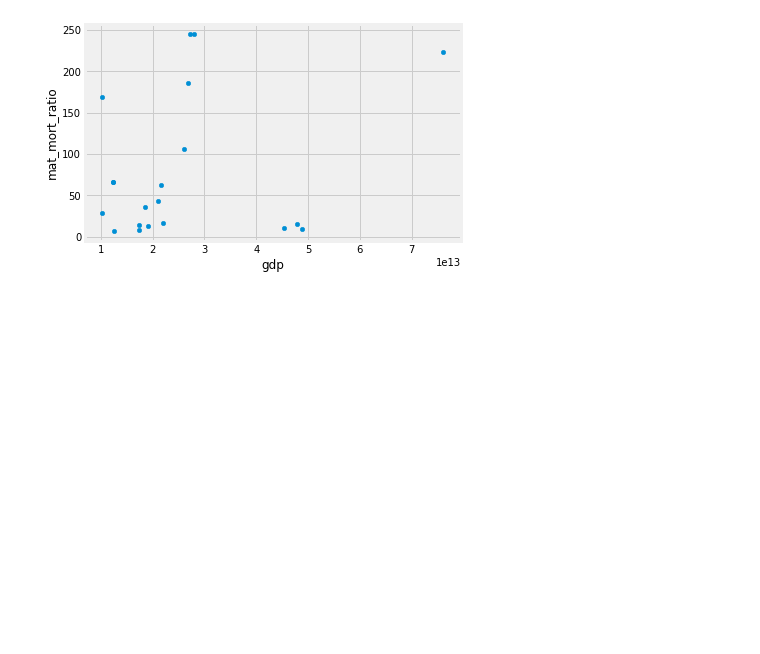
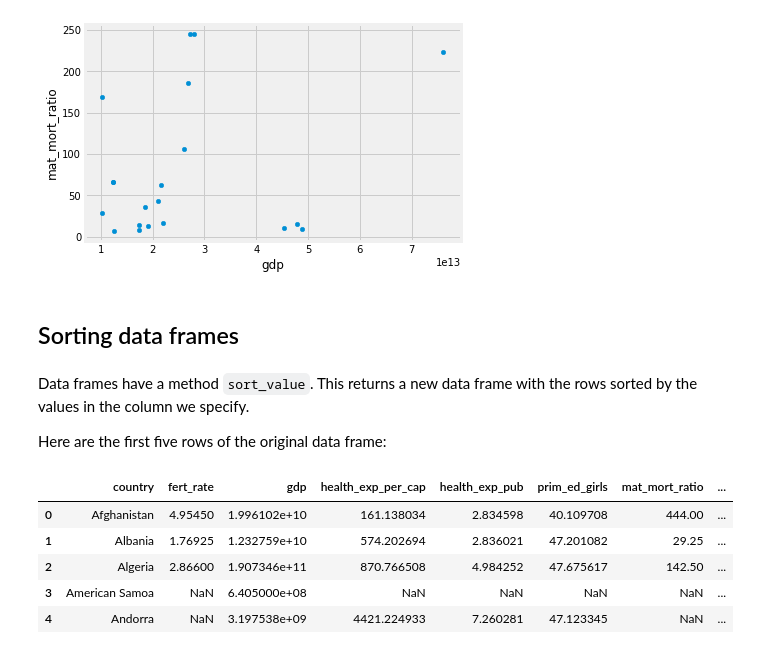
Before and after one commit to matthew-brett/dsfe, a Jupyter notebook: notebooks/04/data_frame_intro.ipynb, the cells around one changed output. Drawn from its saved outputs; the diff is of its cells as text; code cells hidden in the pictures; blank space fills up the shorter version.

```diff
--- a/notebooks/04/data_frame_intro.ipynb
+++ b/notebooks/04/data_frame_intro.ipynb
@@ -314,3 +360,18 @@ rich_gender_data.plot.scatter('gdp', 'mat_mort_ratio')
 # %% [output]
 <matplotlib.axes._subplots.AxesSubplot at 0x...>
 [figure]
+# %% [markdown]
+## Sorting data frames
+# %% [markdown]
+Data frames have a method `sort_value`.  This returns a new data frame with the rows sorted by the values in the column we specify.
+
+Here are the first five rows of the original data frame:
+# %%
+gender_data.head()
+# %% [output]
+|  | country | fert_rate | gdp | health_exp_per_cap | health_exp_pub | prim_ed_girls | mat_mort_ratio | ... |
+| 0 | Afghanistan | 4.95450 | 1.996102e+10 | 161.138034 | 2.834598 | 40.109708 | 444.00 | ... |
+| 1 | Albania | 1.76925 | 1.232759e+10 | 574.202694 | 2.836021 | 47.201082 | 29.25 | ... |
+| 2 | Algeria | 2.86600 | 1.907346e+11 | 870.766508 | 4.984252 | 47.675617 | 142.50 | ... |
+| 3 | American Samoa | NaN | 6.405000e+08 | NaN | NaN | NaN | NaN | ... |
+| 4 | Andorra | NaN | 3.197538e+09 | 4421.224933 | 7.260281 | 47.123345 | NaN | ... |
```
Also changed, not shown: parts of 30 cells of this notebook, 1 other file.
